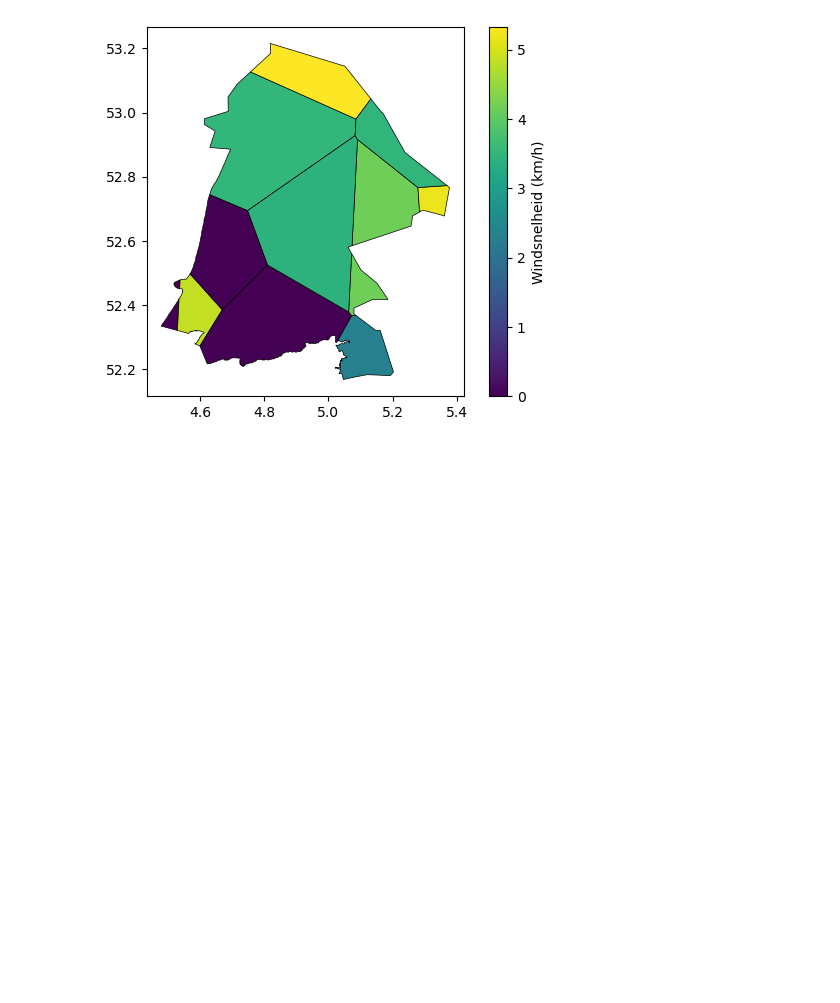
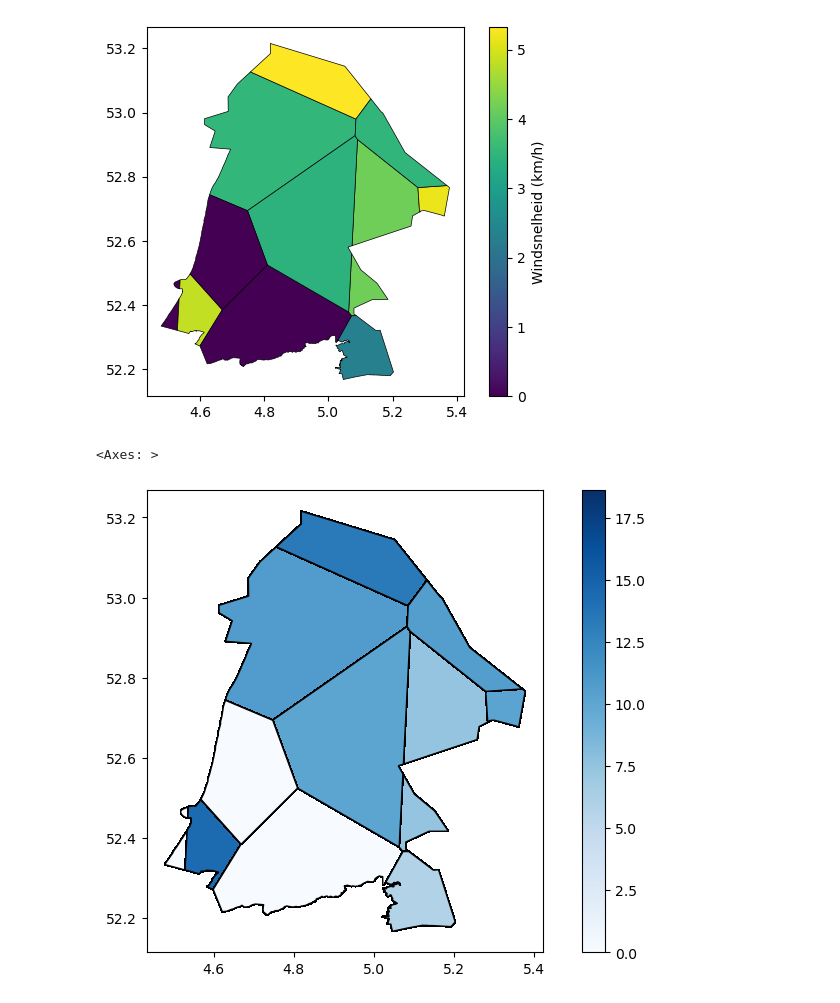
Before and after one commit to tj-072/eindpresentatie_VAv2, a Jupyter notebook: weer.ipynb, the cells around one changed output. Cells and saved outputs as stored; diff of their text form; code cells hidden in the pictures; blank space fills up the shorter version.

```diff
--- a/weer.ipynb
+++ b/weer.ipynb
@@ -324,3 +325,16 @@ first.plot(linewidth=0.5, edgecolor='k',column='Windsnelheid (km/h)', legend=Tru
 # %% [output]
 <Axes: >
 [figure]
+# %%
+# selected_verdieping = st.slider("Selecteer een dag", range(gdf_jmh['verdieping'].min(), gdf_jmh['verdieping'].max() + 1)), index=0, key=1)
+# gdf_selected_verdieping = gdf_jmh[gdf_jmh['verdieping'] == selected_verdieping]
+# max_clients_per_geometry_verdieping = gdf_selected_verdieping.groupby('geometry')['num_clients'].mean().reset_index()
+# max_clients_per_geometry_verdieping = gpd.GeoDataFrame(max_clients_per_geometry_verdieping, geometry='geometry')
+# max_clients_per_geometry_verdieping_met_naam = gdf_jmh.merge(max_clients_per_geometry_verdieping, on='geometry').drop_duplicates(subset='geometry').drop(columns=['num_clients_x', 'verdieping'])
+# max_clients_per_geometry_verdieping_met_naam = gpd.GeoDataFrame(max_clients_per_geometry_verdieping_met_naam, geometry='geometry')
+# Plot de rasterkaart met kleuren op basis van 'num_clients'
+fig, ax = plt.subplots(figsize=(10, 6))
+api_data.plot(column='Windsnelheid (km/h)', legend=True, cmap='Blues', ax=ax, edgecolor='black')
+# %% [output]
+<Axes: >
+[figure, added]
```
Also changed, not shown: parts of 1 cell of this notebook, 1 other file.
